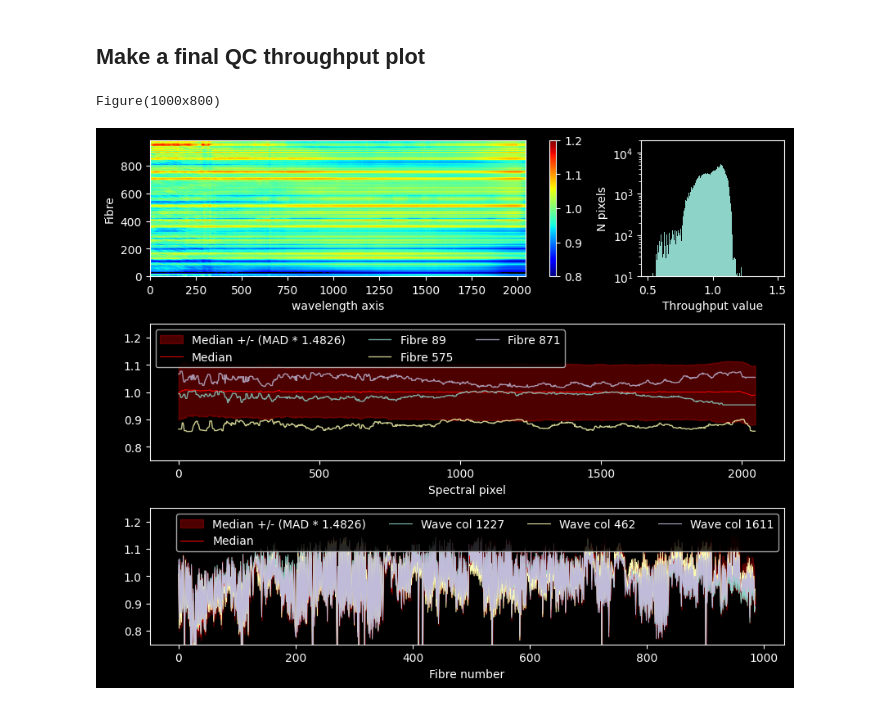
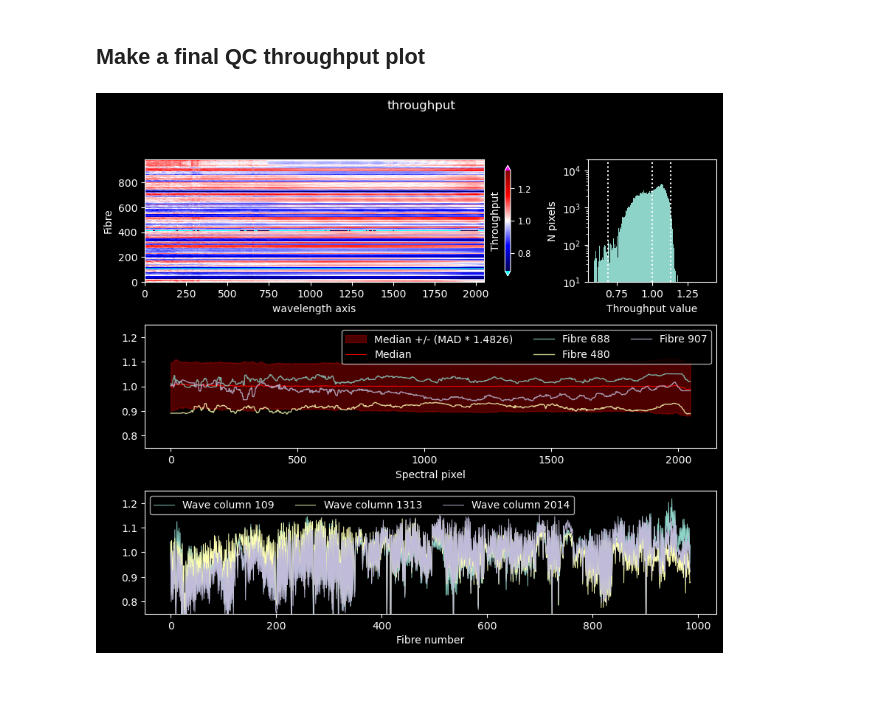
Before and after one commit to pykoala/pykoala, a Jupyter notebook: tutorials/create_combined_throughput.ipynb, the cells around one changed output. Saved outputs shown, nothing was run; the diff lists cells and outputs as text; code cells hidden in the pictures.

Commit message:
qc_plot --> class method

```diff
--- a/tutorials/create_combined_throughput.ipynb
+++ b/tutorials/create_combined_throughput.ipynb
@@ -110,9 +113,6 @@ plt.colorbar(label="STD(throughput)")
 # %% [markdown]
 ## Make a final QC throughput plot
 # %%
-throughput_fig = qc_throughput(combined_throughput_corr.throughput)
-print(throughput_fig)
-plt.show(throughput_fig)
+throughput_fig = combined_throughput_corr.throughput.plot()
 # %% [output]
-Figure(1000x800)
-[figure, old version]
+[figure, new version]
```
Also changed, not shown: parts of 8 cells of this notebook.
